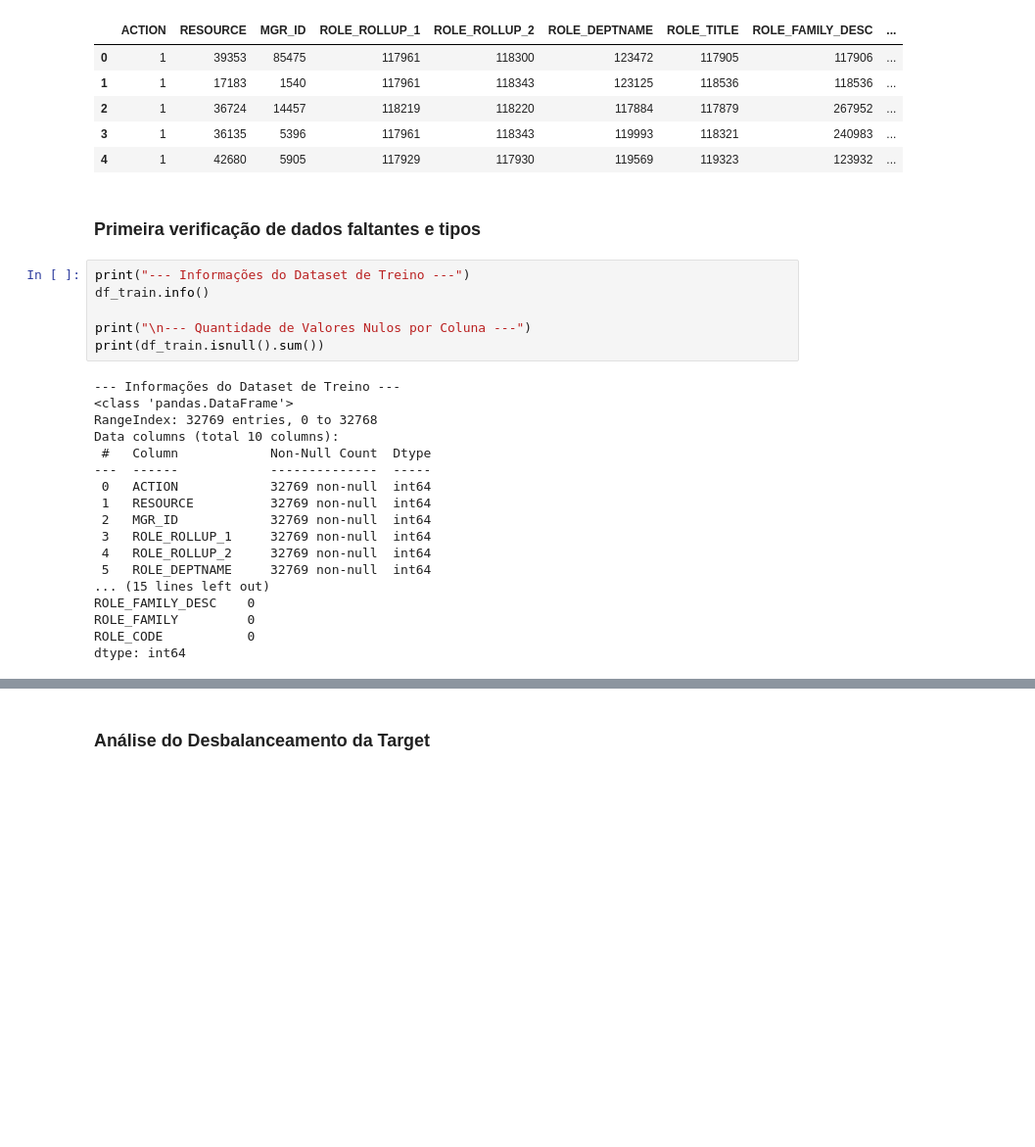
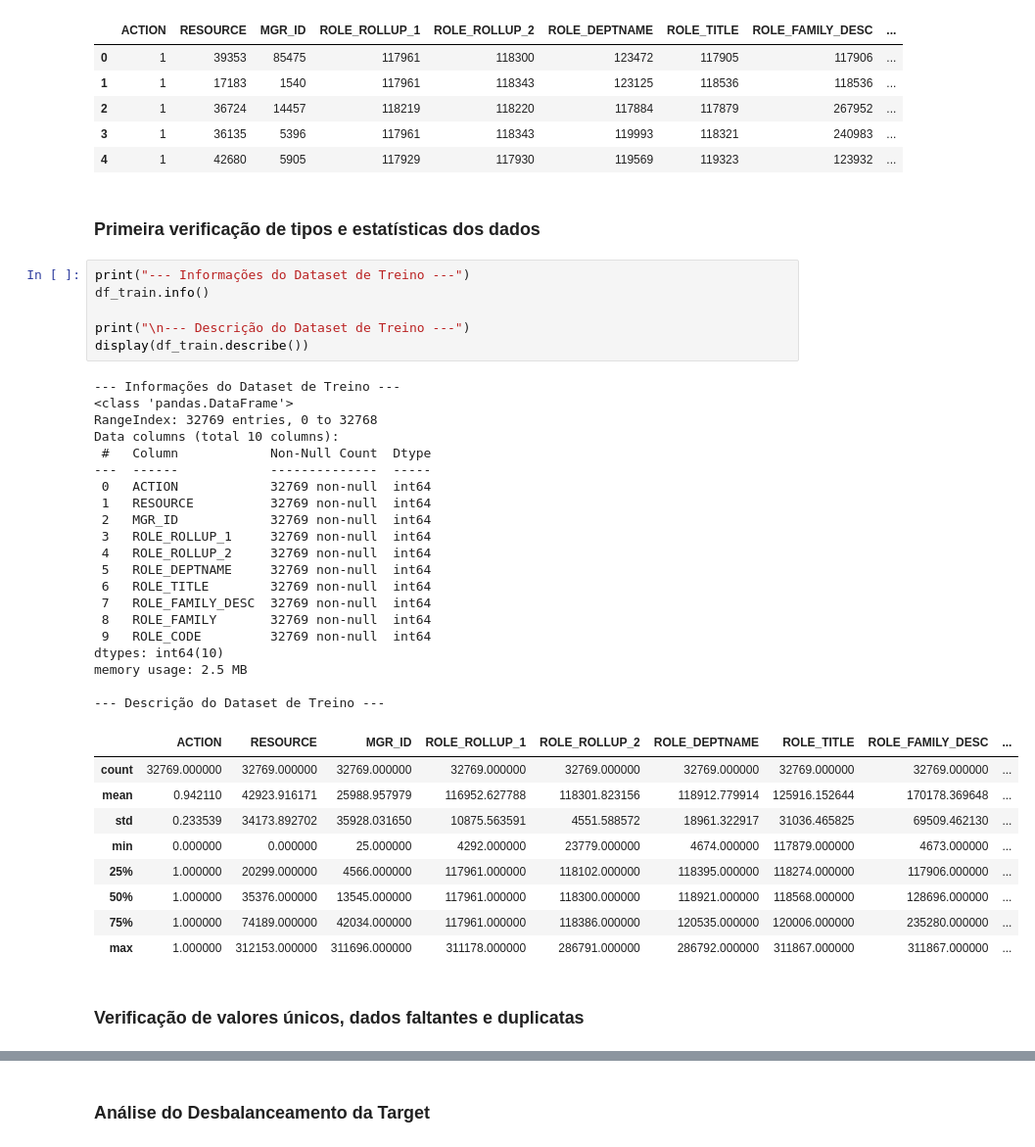
Before and after one commit to arthurtdl/access-grant-prediction, a Jupyter notebook: notebooks/01_analise_exploratoria.ipynb, the cells around one changed output, grey strips where cells are left out. Shown at 98% size. Drawn from its saved outputs; the diff is of its cells as text; blank space fills up the shorter version.

```diff
--- a/notebooks/01_analise_exploratoria.ipynb
+++ b/notebooks/01_analise_exploratoria.ipynb
@@ -36,28 +36,42 @@ df_train.head()
 | 3 | 1 | 36135 | 5396 | 117961 | 118343 | 119993 | 118321 | 240983 | ... |
 | 4 | 1 | 42680 | 5905 | 117929 | 117930 | 119569 | 119323 | 123932 | ... |
 # %% [markdown]
-### Primeira verificação de dados faltantes e tipos
+### Primeira verificação de tipos e estatísticas dos dados
 # %%
 print("--- Informações do Dataset de Treino ---")
 df_train.info()
 
-print("\n--- Quantidade de Valores Nulos por Coluna ---")
-print(df_train.isnull().sum())
+print("\n--- Descrição do Dataset de Treino ---")
+display(df_train.describe())
 # %% [output]
 --- Informações do Dataset de Treino ---
 <class 'pandas.DataFrame'>
 RangeIndex: 32769 entries, 0 to 32768
 Data columns (total 10 columns):
  #   Column            Non-Null Count  Dtype
 ---  ------            --------------  -----
  0   ACTION            32769 non-null  int64
  1   RESOURCE          32769 non-null  int64
  2   MGR_ID            32769 non-null  int64
  3   ROLE_ROLLUP_1     32769 non-null  int64
  4   ROLE_ROLLUP_2     32769 non-null  int64
  5   ROLE_DEPTNAME     32769 non-null  int64
-... (15 lines left out)
-ROLE_FAMILY_DESC    0
-ROLE_FAMILY         0
-ROLE_CODE           0
-dtype: int64
+ 6   ROLE_TITLE        32769 non-null  int64
+ 7   ROLE_FAMILY_DESC  32769 non-null  int64
+ 8   ROLE_FAMILY       32769 non-null  int64
+ 9   ROLE_CODE         32769 non-null  int64
+dtypes: int64(10)
+memory usage: 2.5 MB
+
+--- Descrição do Dataset de Treino ---
+|  | ACTION | RESOURCE | MGR_ID | ROLE_ROLLUP_1 | ROLE_ROLLUP_2 | ROLE_DEPTNAME | ROLE_TITLE | ROLE_FAMILY_DESC | ... |
+| count | 32769.000000 | 32769.000000 | 32769.000000 | 32769.000000 | 32769.000000 | 32769.000000 | 32769.000000 | 32769.000000 | ... |
+| mean | 0.942110 | 42923.916171 | 25988.957979 | 116952.627788 | 118301.823156 | 118912.779914 | 125916.152644 | 170178.369648 | ... |
+| std | 0.233539 | 34173.892702 | 35928.031650 | 10875.563591 | 4551.588572 | 18961.322917 | 31036.465825 | 69509.462130 | ... |
+| min | 0.000000 | 0.000000 | 25.000000 | 4292.000000 | 23779.000000 | 4674.000000 | 117879.000000 | 4673.000000 | ... |
+| 25% | 1.000000 | 20299.000000 | 4566.000000 | 117961.000000 | 118102.000000 | 118395.000000 | 118274.000000 | 117906.000000 | ... |
+| 50% | 1.000000 | 35376.000000 | 13545.000000 | 117961.000000 | 118300.000000 | 118921.000000 | 118568.000000 | 128696.000000 | ... |
+| 75% | 1.000000 | 74189.000000 | 42034.000000 | 117961.000000 | 118386.000000 | 120535.000000 | 120006.000000 | 235280.000000 | ... |
+| max | 1.000000 | 312153.000000 | 311696.000000 | 311178.000000 | 286791.000000 | 286792.000000 | 311867.000000 | 311867.000000 | ... |
+# %% [markdown]
+### Verificação de valores únicos, dados faltantes e duplicatas
```
Also changed, not shown: parts of 1 cell of this notebook.
